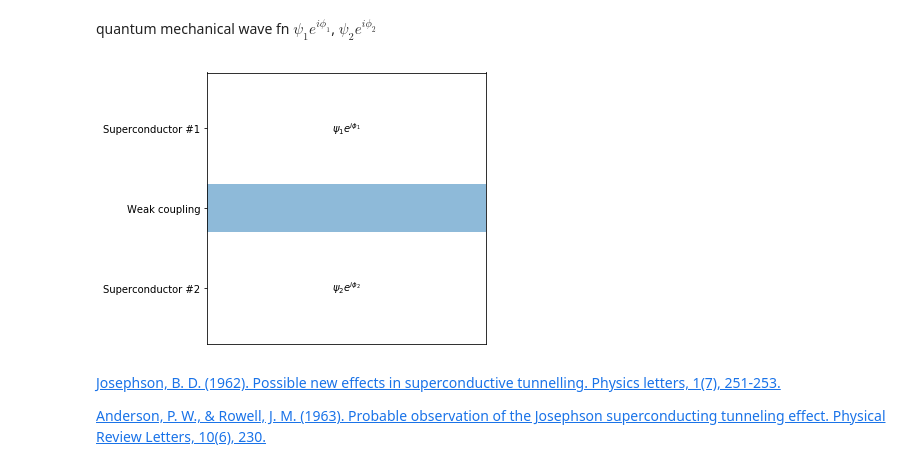
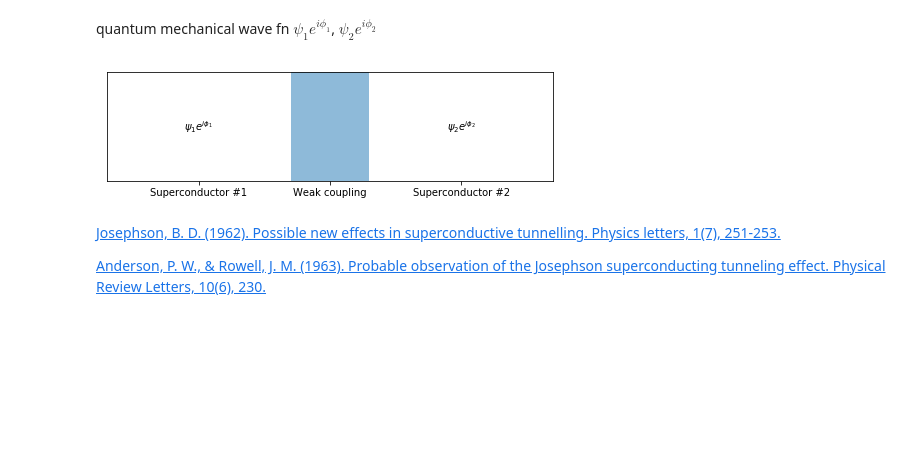
Before and after one commit to shumez/NLDC, a Jupyter notebook: c04/note.ipynb, the cells around one changed output. Cells and saved outputs as stored; diff of their text form; code cells hidden in the pictures; blank space fills up the shorter version.

```diff
--- a/c04/note.ipynb
+++ b/c04/note.ipynb
@@ -726,24 +726,21 @@ eq governing a single junction is the same as pendulum
 quantum mechanical wave fn
 $\psi_1 e^{i\phi_1}$, $\psi_2 e^{i\phi_2}$
 # %%
-plt.figure(figsize=(5, 5))
-plt.text(0, 5, r'$\psi_1 e^{i \phi_1}$', horizontalalignment='center', verticalalignment='center')
+plt.figure(figsize=(8, 2))
 
-plt.text(0, -5, r'$\psi_2 e^{i \phi_2}$', horizontalalignment='center', verticalalignment='center')
-
-plt.axhspan(-1.5, 1.5, facecolor=c[0], alpha=0.5)
-
-plt.xticks([])
-plt.yticks([-5, 0, 5],
-           ['Superconductor #2', 'Weak coupling', 'Superconductor #1'])
-
-plt.xlim(-1, 1)
-plt.ylim(-8.5, 8.5)
+plt.text(-5, 0, r'$\psi_1 e^{i \phi_1}$', horizontalalignment='center', verticalalignment='center')
+plt.text(5, 0, r'$\psi_2 e^{i \phi_2}$', horizontalalignment='center', verticalalignment='center')
+plt.axvspan(-1.5, 1.5, facecolor=c[0], alpha=0.5)
+plt.xticks([-5, 0, 5],
+           ['Superconductor #1', 'Weak coupling', 'Superconductor #2'])
+plt.yticks([])
+plt.xlim(-8.5, 8.5)
+plt.ylim(-1, 1)
 
 # plt.grid()
 plt.show()
 # %% [output]
-[figure, old version]
+[figure, new version]
 # %% [markdown]
 [Josephson, B. D. (1962). Possible new effects in superconductive tunnelling. Physics letters, 1(7), 251-253.](https://www.sciencedirect.com/science/article/pii/0031916362913690)
 
```
Also changed, not shown: parts of 1 cell of this notebook.
